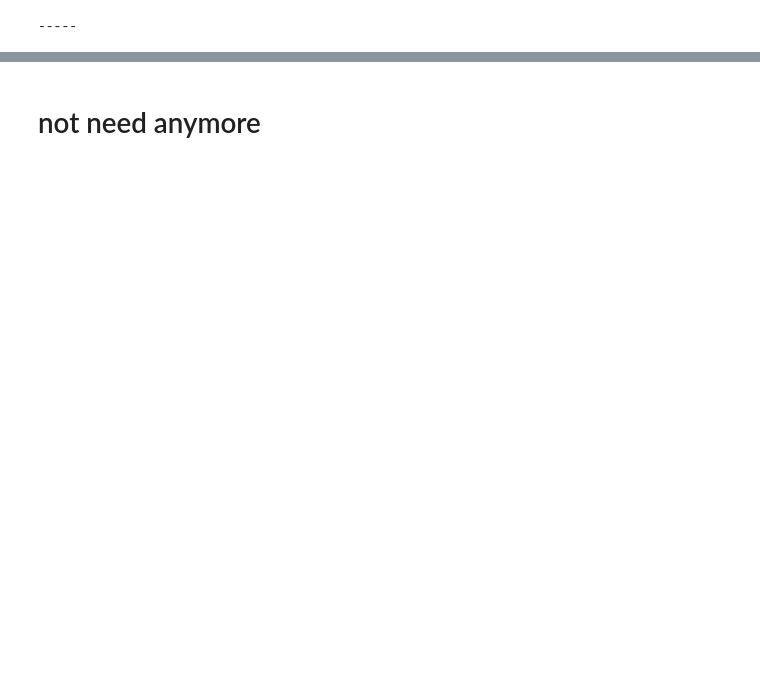
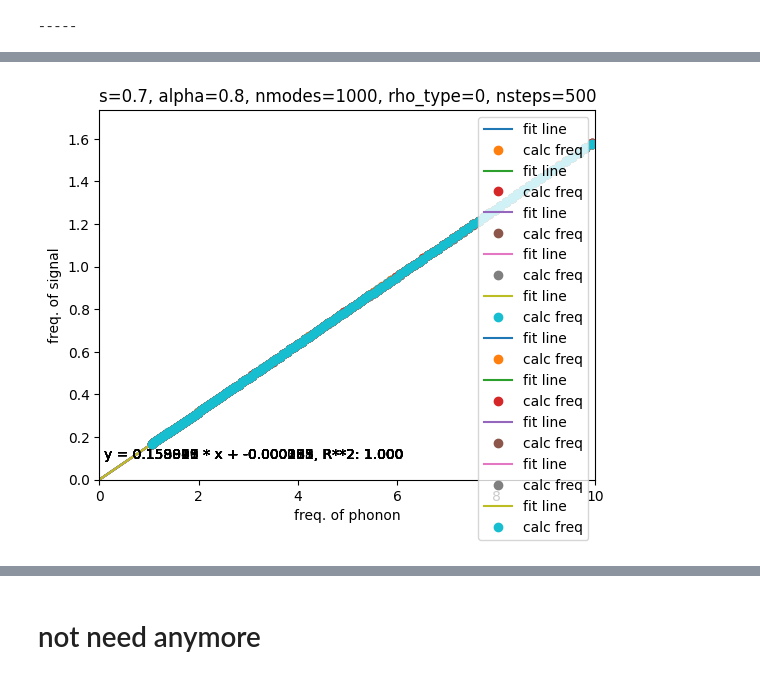
Before and after one commit to ansatzX/2024-SBM, a Jupyter notebook: t_Srho.ipynb, the cells around one changed output, grey strips where cells are left out. Saved outputs shown, nothing was run; the diff lists cells and outputs as text; code cells hidden in the pictures; blank space fills up the shorter version.

```diff
--- a/t_Srho.ipynb
+++ b/t_Srho.ipynb
@@ -161,0 +169,2 @@ dats.__len__()
+# %%
+dats = [get_signal_freq(mother_folder=mother_folder, data_dict=vn_entropy_1site_all_lines, s=s, alpha=alpha, nmodes=nmodes, rho_type=rho_type, nsteps=nsteps, imode=i, plot=False) for i in range(1000) if (i+1)%5==0 and i > 98 and i < 630]
@@ -163,0 +310,2 @@ dats = [ get_signal_amp(mother_folder=mother_folder, data_dict=vn_entropy_1site_
+# %%
+draw_freq_plot_withfit(0.5, 0.8, mother_folder, vn_entropy_1site_all_lines)
@@ -163,0 +314,9 @@ dats = [ get_signal_amp(mother_folder=mother_folder, data_dict=vn_entropy_1site_
+# %%
+with open('incoherent_points.pickle', 'rb') as f:
+    incoherent_points = pickle.load(f)
+
+with open('pseudo_coherent_points.pickle', 'rb') as f:
+    pseudo_coherent_points = pickle.load(f)
+
+with open('coherent_points.pickle', 'rb') as f:
+    coherent_points = pickle.load(f)
@@ -163,0 +343,18 @@ dats = [ get_signal_amp(mother_folder=mother_folder, data_dict=vn_entropy_1site_
+# %%
+pseudo_coherent_points_freq_fit_results = {}
+for line in sorted([ s for s in os.listdir(mother_folder) if s.startswith('traj_s') ]):
+    s, alpha, Omega, omega_c, nmodes, bond_dims, td_method, rho_type = read_job_parameter(line)
+    # points = { i_step : f'{i_step:04}_step_entropy_1site.pickle' for i_step in range(nsteps) }
+
+    # key = line
+    # print(s, alpha)
+    if (s, alpha) in pseudo_coherent_points:
+        parms = draw_freq_plot_withfit(s, alpha, mother_folder, vn_entropy_1site_all_lines, True)
+        a = parms[0]
+        b = parms[1]
+        r_2 = parms[2]
+        key = line
+
+        pseudo_coherent_points_freq_fit_results[key] = (a, b)
+# %% [output]
+[figure, added]
```
Also changed, not shown: parts of 54 cells of this notebook, 3 other files.
